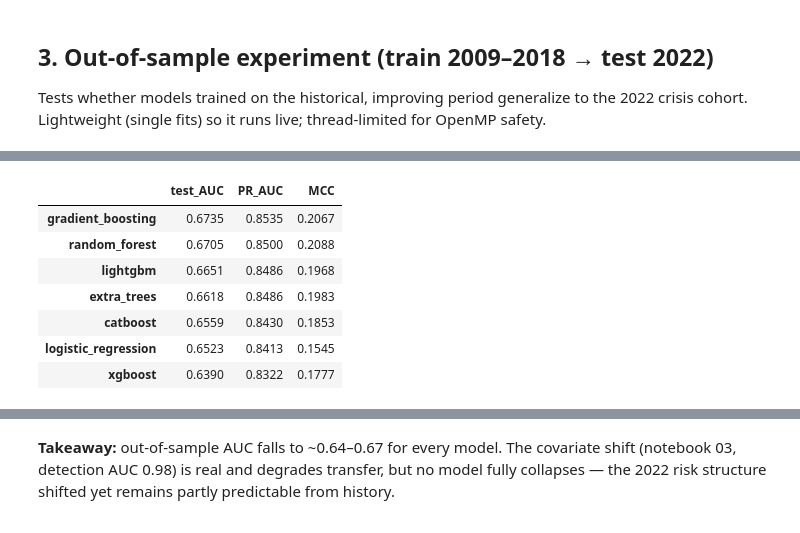
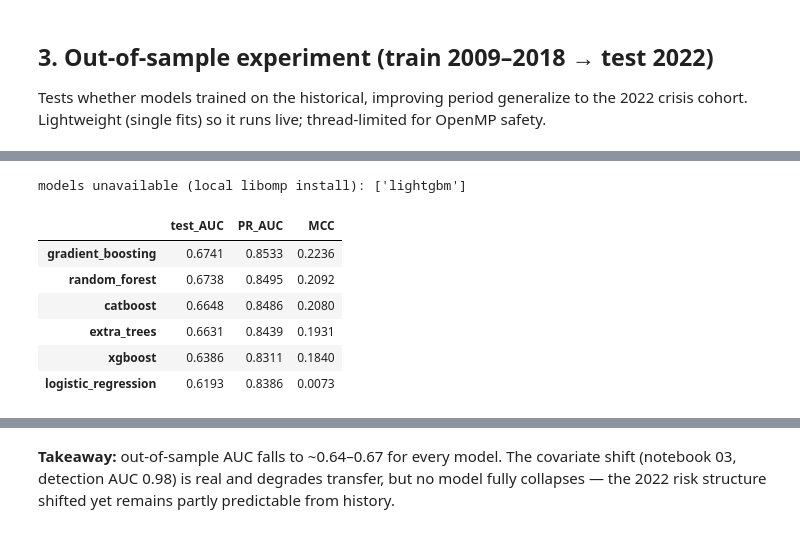
Before and after one commit to xhoja/oecd-pisa-albania, a Jupyter notebook: notebooks/04_modeling.ipynb, the cells around one changed output, grey strips where cells are left out. Saved outputs shown, nothing was run; the diff lists cells and outputs as text; code cells hidden in the pictures.

```diff
--- a/notebooks/04_modeling.ipynb
+++ b/notebooks/04_modeling.ipynb
@@ -119,15 +118,18 @@ pd.DataFrame({m: {'test_AUC': d['roc_auc']} for m, d in res['models'].items()}).
 # %%
 # Full OOS results (all 7 models) from the saved experiment JSON
 import json
 oos = json.load(open('../outputs/results/oos_2022_experiment.json'))
+ok = {m: d for m, d in oos['models'].items() if 'roc_auc' in d}
+failed = [m for m, d in oos['models'].items() if 'error' in d]
+if failed: print('models unavailable (local libomp install):', failed)
 pd.DataFrame({m: {'test_AUC': d['roc_auc'], 'PR_AUC': d['pr_auc'], 'MCC': d['mcc']}
-              for m, d in oos['models'].items()}).T.sort_values('test_AUC', ascending=False)
+              for m, d in ok.items()}).T.sort_values('test_AUC', ascending=False)
 # %% [output]
+models unavailable (local libomp install): ['lightgbm']
 |  | test_AUC | PR_AUC | MCC |
-| gradient_boosting | 0.6735 | 0.8535 | 0.2067 |
-| random_forest | 0.6705 | 0.8500 | 0.2088 |
-| lightgbm | 0.6651 | 0.8486 | 0.1968 |
-| extra_trees | 0.6618 | 0.8486 | 0.1983 |
-| catboost | 0.6559 | 0.8430 | 0.1853 |
-| logistic_regression | 0.6523 | 0.8413 | 0.1545 |
-| xgboost | 0.6390 | 0.8322 | 0.1777 |
+| gradient_boosting | 0.6741 | 0.8533 | 0.2236 |
+| random_forest | 0.6738 | 0.8495 | 0.2092 |
+| catboost | 0.6648 | 0.8486 | 0.2080 |
+| extra_trees | 0.6631 | 0.8439 | 0.1931 |
+| xgboost | 0.6386 | 0.8311 | 0.1840 |
+| logistic_regression | 0.6193 | 0.8386 | 0.0073 |
```
Also changed, not shown: parts of 8 cells of this notebook, 33 other files.
